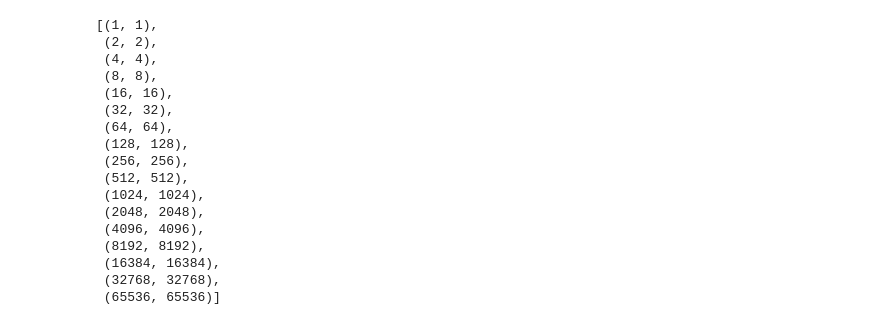
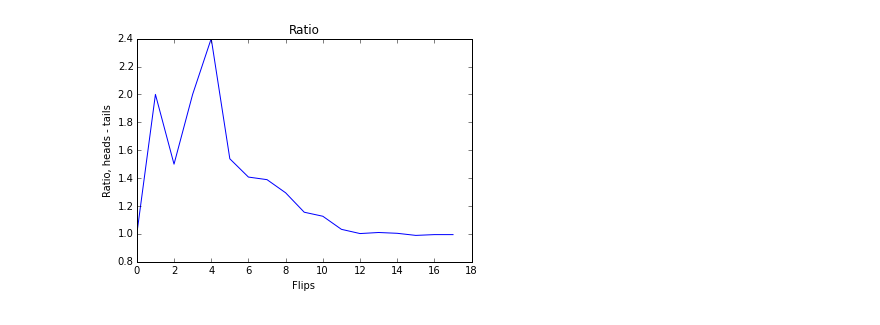
Before and after one commit to JermaineKee/flipping-out, a Jupyter notebook: coin-flips.ipynb, the cells around one changed output. Saved outputs shown, nothing was run; the diff lists cells and outputs as text; code cells hidden in the pictures.

```diff
--- a/coin-flips.ipynb
+++ b/coin-flips.ipynb
@@ -45,21 +46,8 @@ plt.show()
-# %%
-
-get_results()
-# %% [output]
-[(1, 1),
- (2, 2),
- (4, 4),
- (8, 8),
- (16, 16),
- (32, 32),
- (64, 64),
- (128, 128),
- (256, 256),
- (512, 512),
- (1024, 1024),
- (2048, 2048),
- (4096, 4096),
- (8192, 8192),
- (16384, 16384),
- (32768, 32768),
- (65536, 65536)]
+# %%
+plt.plot([x/y for x,y in results])
+plt.xlabel("Flips")
+plt.ylabel("Ratio, heads - tails")
+plt.title("Ratio")
+plt.show()
+# %% [output]
+[figure, added]
```
Also changed, not shown: parts of 19 cells of this notebook.
